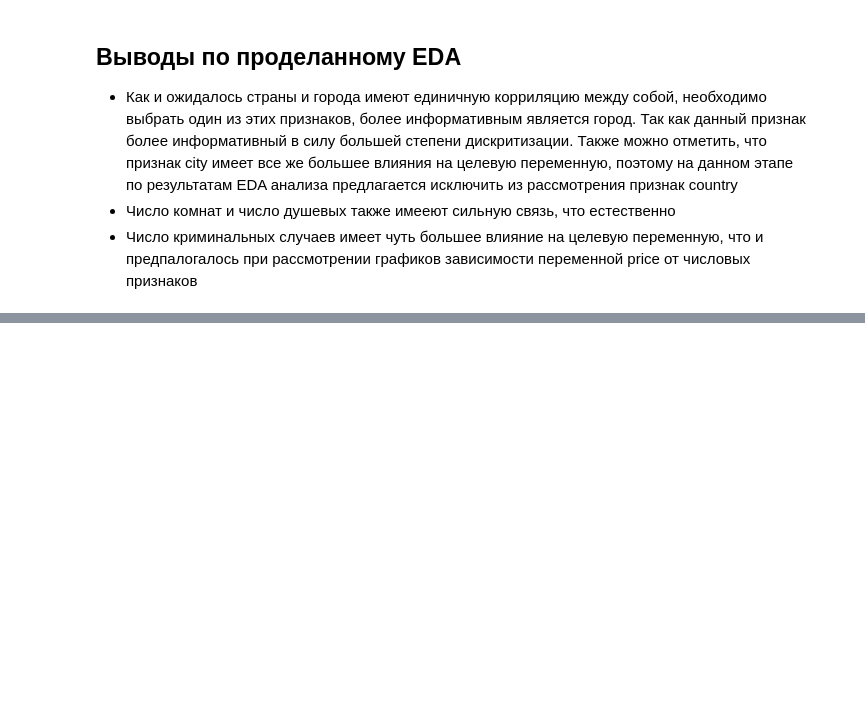
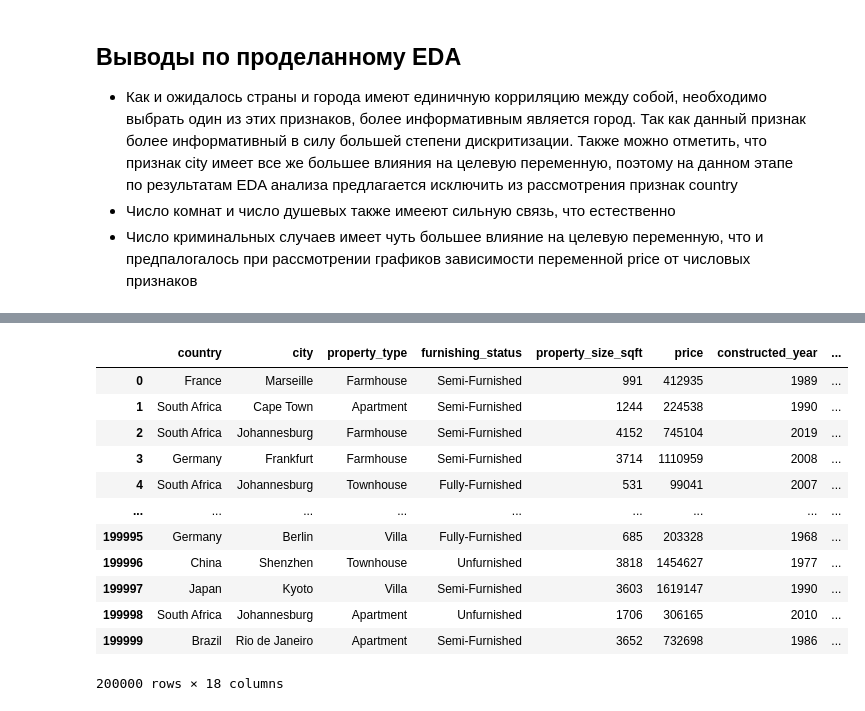
Before and after one commit to badmax333/ITMO_ML_course, a Jupyter notebook: ML_HW_AI_HUB.ipynb, the cells around one changed output, grey strips where cells are left out. Drawn from its saved outputs; the diff is of its cells as text; code cells hidden in the pictures; blank space fills up the shorter version.

```diff
--- a/ML_HW_AI_HUB.ipynb
+++ b/ML_HW_AI_HUB.ipynb
@@ -280,0 +294,27 @@ interval columns not set, guessing: ['property_size_sqft', 'price', 'constructed
+# %%
+import requests
+
+def get_currency_rates():
+    countries = {
+        'France': 'EUR', 'Germany': 'EUR', 'South Africa': 'ZAR',
+        'Canada': 'CAD', 'Brazil': 'BRL', 'UAE': 'AED',
+        'Australia': 'AUD', 'UK': 'GBP', 'USA': 'USD',
+        'China': 'CNY', 'Singapore': 'SGD', 'India': 'INR', 'Japan': 'JPY'
+    }
+
+    try:
+        response = requests.get('https://api.exchangerate-api.com/v4/latest/USD')
+        data = response.json()
+
+        rates = {}
+        for country, currency in countries.items():
+            if currency in data['rates']:
+                rates[country] = data['rates'][currency]
+
+        return pd.DataFrame(list(rates.items()), columns=['country', 'Rate_to_USD'])
+
+    except:
+        return "Ошибка получения данных"
+
+currency_rates = get_currency_rates()
+print(currency_rates)
@@ -280,0 +336,18 @@ interval columns not set, guessing: ['property_size_sqft', 'price', 'constructed
+# %%
+df_current = pd.merge(df, currency_rates, how='left', on='country')
+df_current['current_price'] = df_current['price'] / df_current['Rate_to_USD']
+df_current
+# %% [output]
+|  | country | city | property_type | furnishing_status | property_size_sqft | price | constructed_year | ... |
+| 0 | France | Marseille | Farmhouse | Semi-Furnished | 991 | 412935 | 1989 | ... |
+| 1 | South Africa | Cape Town | Apartment | Semi-Furnished | 1244 | 224538 | 1990 | ... |
+| 2 | South Africa | Johannesburg | Farmhouse | Semi-Furnished | 4152 | 745104 | 2019 | ... |
+| 3 | Germany | Frankfurt | Farmhouse | Semi-Furnished | 3714 | 1110959 | 2008 | ... |
+| 4 | South Africa | Johannesburg | Townhouse | Fully-Furnished | 531 | 99041 | 2007 | ... |
+| ... | ... | ... | ... | ... | ... | ... | ... | ... |
+| 199995 | Germany | Berlin | Villa | Fully-Furnished | 685 | 203328 | 1968 | ... |
+| 199996 | China | Shenzhen | Townhouse | Unfurnished | 3818 | 1454627 | 1977 | ... |
+| 199997 | Japan | Kyoto | Villa | Semi-Furnished | 3603 | 1619147 | 1990 | ... |
+| 199998 | South Africa | Johannesburg | Apartment | Unfurnished | 1706 | 306165 | 2010 | ... |
+| 199999 | Brazil | Rio de Janeiro | Apartment | Semi-Furnished | 3652 | 732698 | 1986 | ... |
+200000 rows × 18 columns
```
Also changed, not shown: parts of 25 cells of this notebook.
